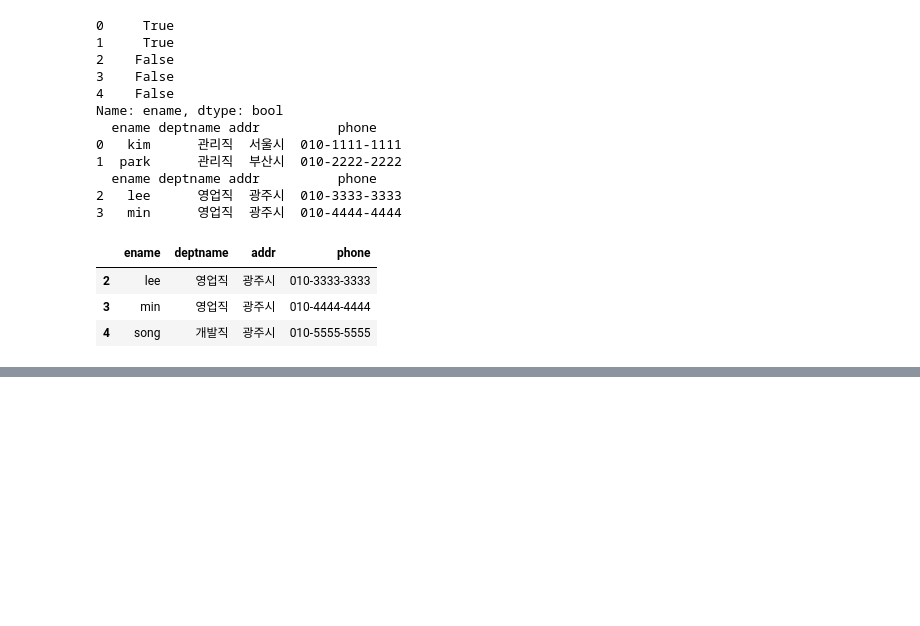
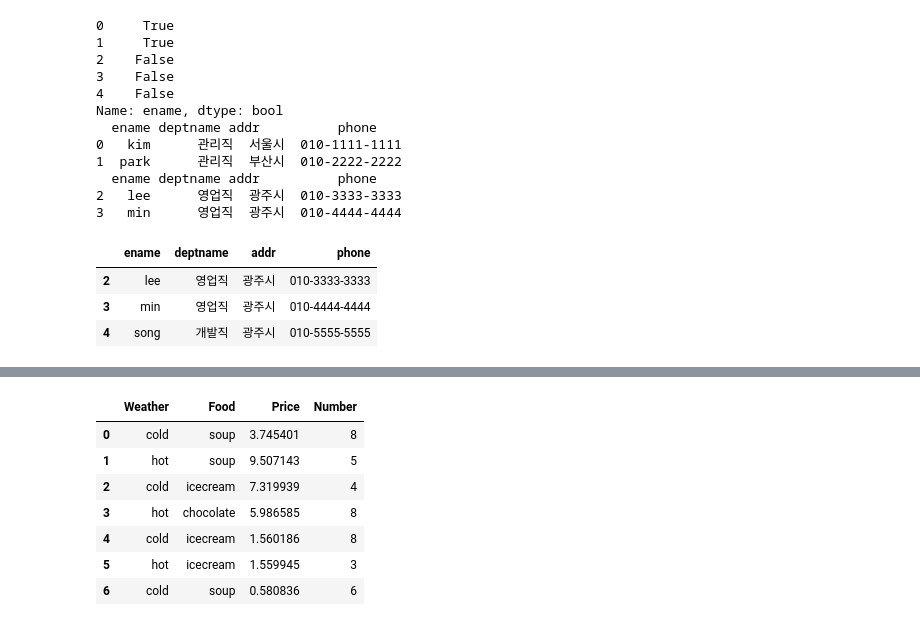
Before and after one commit to landturtler/2020_AI_education_example, a Jupyter notebook: pandas_basic.ipynb, the cells around one changed output, grey strips where cells are left out. Saved outputs shown, nothing was run; the diff lists cells and outputs as text; code cells hidden in the pictures; blank space fills up the shorter version.

```diff
--- a/pandas_basic.ipynb
+++ b/pandas_basic.ipynb
@@ -654,0 +779,22 @@ Name: ename, dtype: bool
+# %%
+# groupby()
+from numpy.random import seed
+from numpy.random import rand
+from numpy.random import randint
+
+seed(42)
+
+df = pd.DataFrame({ 'Weather' : ['cold', 'hot', 'cold', 'hot', 'cold', 'hot', 'cold'],
+                    'Food' : ['soup', 'soup', 'icecream', 'chocolate', 'icecream', 'icecream', 'soup'],
+                    'Price' : 10 * rand(7),
+                    'Number' : randint(1, 9, 7)})
+df
+# %% [output]
+|  | Weather | Food | Price | Number |
+| 0 | cold | soup | 3.745401 | 8 |
+| 1 | hot | soup | 9.507143 | 5 |
+| 2 | cold | icecream | 7.319939 | 4 |
+| 3 | hot | chocolate | 5.986585 | 8 |
+| 4 | cold | icecream | 1.560186 | 8 |
+| 5 | hot | icecream | 1.559945 | 3 |
+| 6 | cold | soup | 0.580836 | 6 |
```
Also changed, not shown: parts of 22 cells of this notebook.
